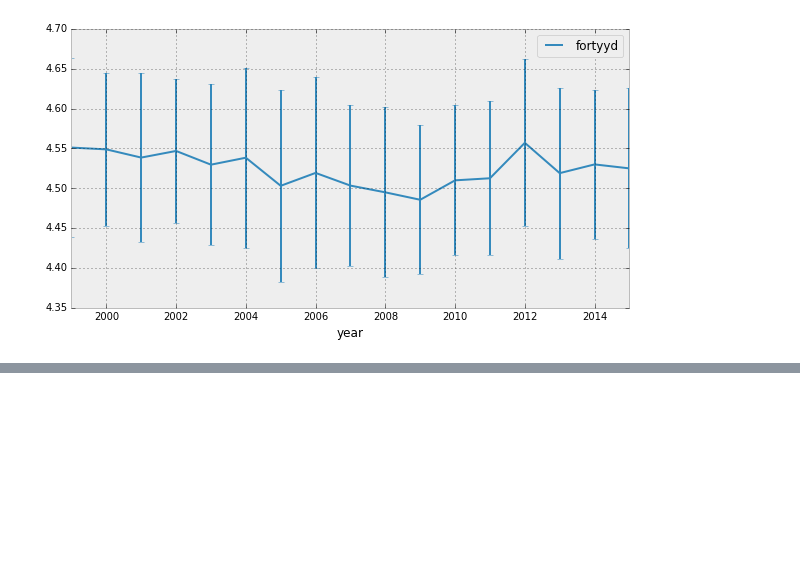
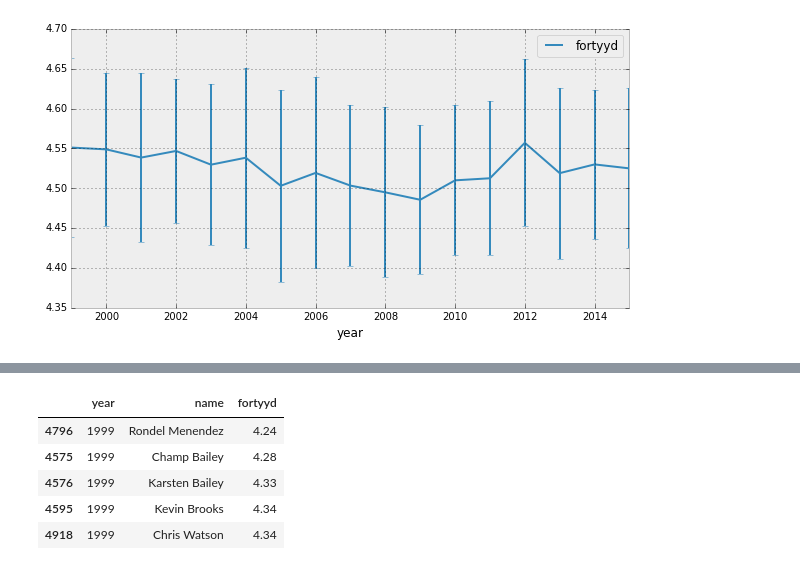
Before and after one commit to seanlugosi/NFL-Stats, a Jupyter notebook: NFLCombine9915.ipynb, the cells around one changed output, grey strips where cells are left out. Saved outputs shown, nothing was run; the diff lists cells and outputs as text; code cells hidden in the pictures; blank space fills up the shorter version.

```diff
--- a/NFLCombine9915.ipynb
+++ b/NFLCombine9915.ipynb
@@ -283,0 +298,11 @@ p.style.use('fivethirtyeight') #changed the style just because...
+# %%
+#don't want to see the whole table:
+top10_dummy = top1040[['year','name','fortyyd']]
+top10_dummy
+# %% [output]
+|  | year | name | fortyyd |
+| 4796 | 1999 | Rondel Menendez | 4.24 |
+| 4575 | 1999 | Champ Bailey | 4.28 |
+| 4576 | 1999 | Karsten Bailey | 4.33 |
+| 4595 | 1999 | Kevin Brooks | 4.34 |
+| 4918 | 1999 | Chris Watson | 4.34 |
```
Also changed, not shown: parts of 9 cells of this notebook.
